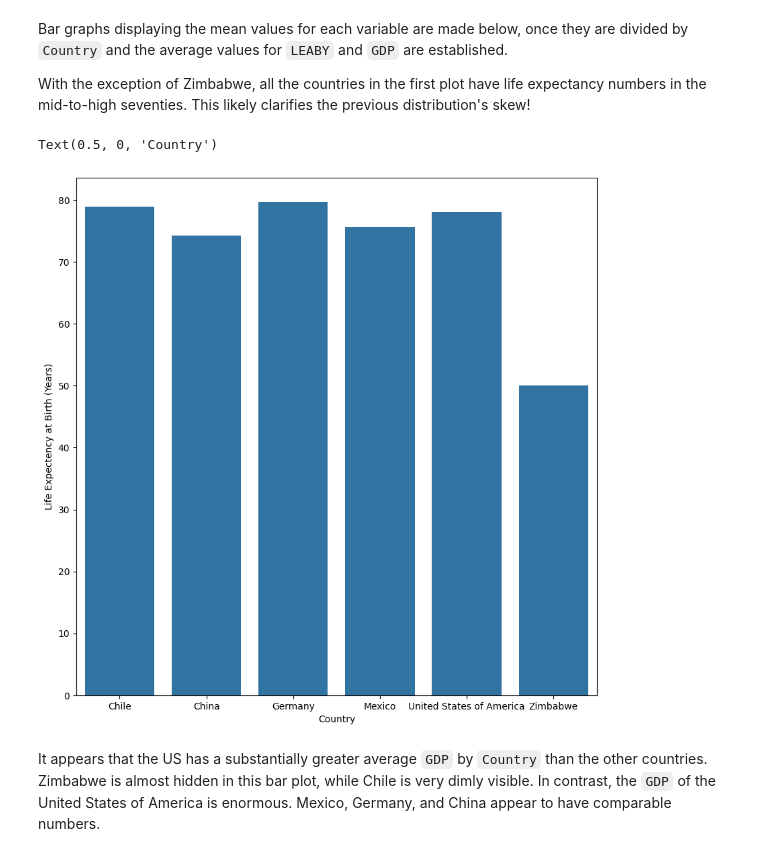
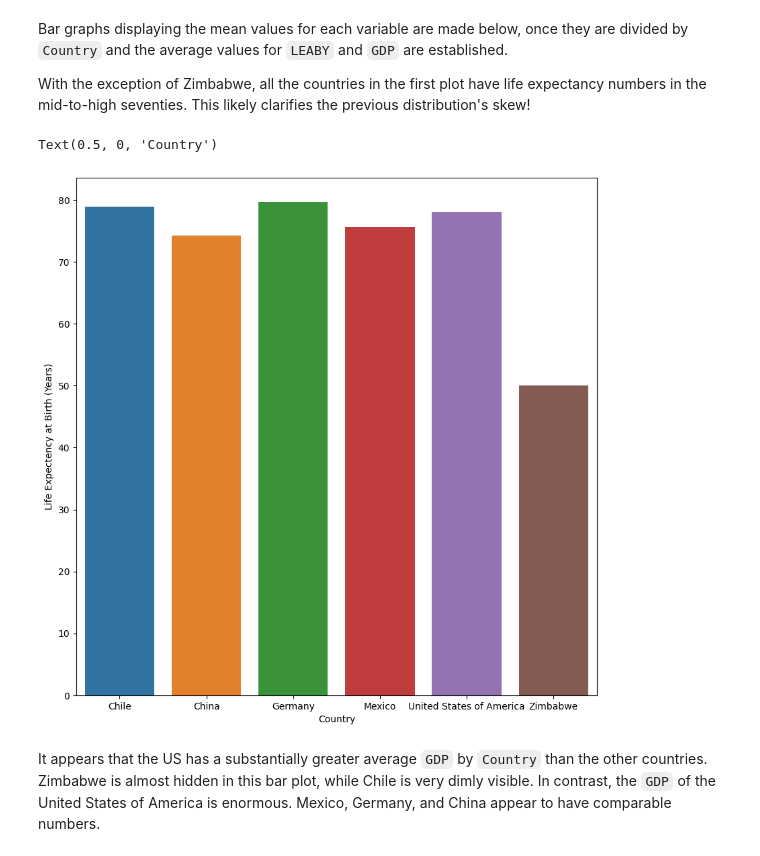
Before and after one commit to hwkhtrn/Portfolio-Project-Life_Expectency-GDP, a Jupyter notebook: life_expectancy_gdp.ipynb, the cells around one changed output. Saved outputs shown, nothing was run; the diff lists cells and outputs as text; code cells hidden in the pictures.

```diff
--- a/life_expectancy_gdp.ipynb
+++ b/life_expectancy_gdp.ipynb
@@ -125,12 +125,12 @@ Bar graphs displaying the mean values for each variable are made below, once the
 With the exception of Zimbabwe, all the countries in the first plot have life expectancy numbers in the mid-to-high seventies. This likely clarifies the previous distribution's skew!
 # %%
 plt.figure(figsize = (10, 10))
-sns.barplot(x = 'Country', y = 'LEABY', data = df_means)
+sns.barplot(x = 'Country', y = 'LEABY', data = df_means, hue = 'Country')
 plt.ylabel("Life Expectency at Birth (Years)")
 plt.xlabel("Country")
 # %% [output]
 Text(0.5, 0, 'Country')
-[figure, old version]
+[figure, new version]
 # %% [markdown]
 It appears that the US has a substantially greater average `GDP` by `Country` than the other countries. Zimbabwe is almost hidden in this bar plot, while Chile is very dimly visible. In contrast, the `GDP` of the United States of America is enormous. Mexico, Germany, and China appear to have comparable numbers.
 # %%
```
Also changed, not shown: parts of 4 cells of this notebook.
